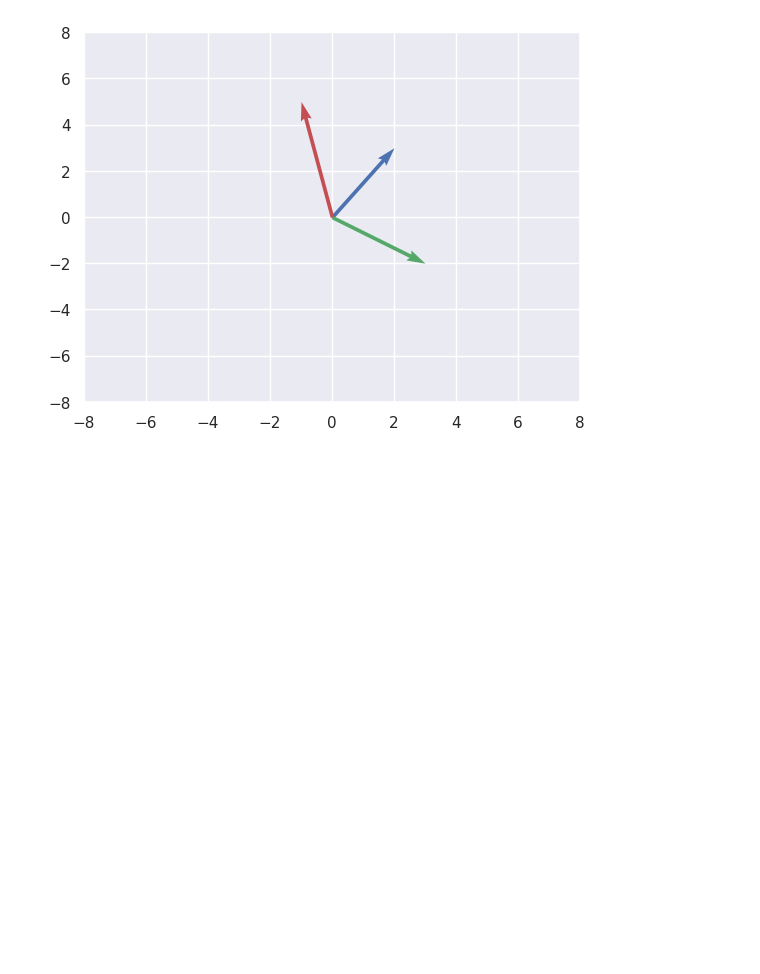
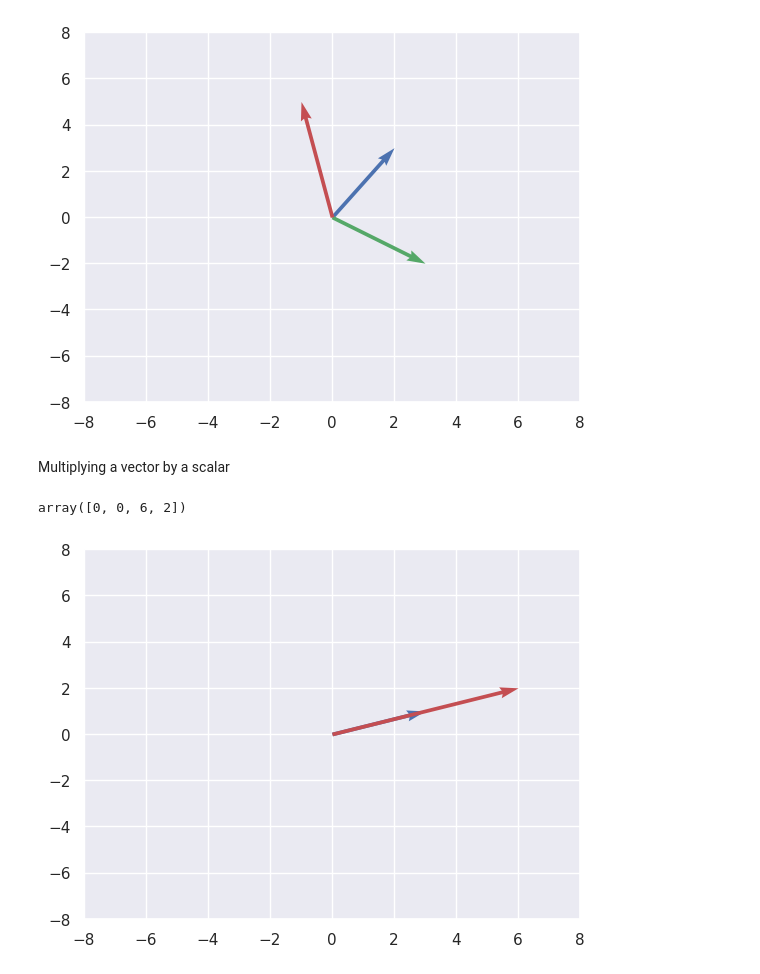
Before and after one commit to samwanyua/Introduction-to-Machine-learning, a Jupyter notebook: vectors.ipynb, the cells around one changed output. Drawn from its saved outputs; the diff is of its cells as text; code cells hidden in the pictures; blank space fills up the shorter version.

Commit message:
Multiply vector by a scalar quantity

```diff
--- a/vectors.ipynb
+++ b/vectors.ipynb
@@ -54,3 +54,20 @@ plt.ylim(-8,8)
 plt.show()
 # %% [output]
 [figure]
+# %% [markdown]
+Multiplying a vector by a scalar
+# %%
+vector_3 = np.asarray([0,0,3,1])
+vector_4 = 2 * vector_3
+vector_4
+# %% [output]
+array([0, 0, 6, 2])
+# %%
+plt.quiver(0,0,3,1, scale_units='xy', angles='xy', scale=1, color='b')
+plt.quiver(0,0,6,2, scale_units='xy', angles='xy', scale=1, color='r')
+
+plt.xlim(-8,8)
+plt.ylim(-8,8)
+plt.show()
+# %% [output]
+[figure, added]
```
